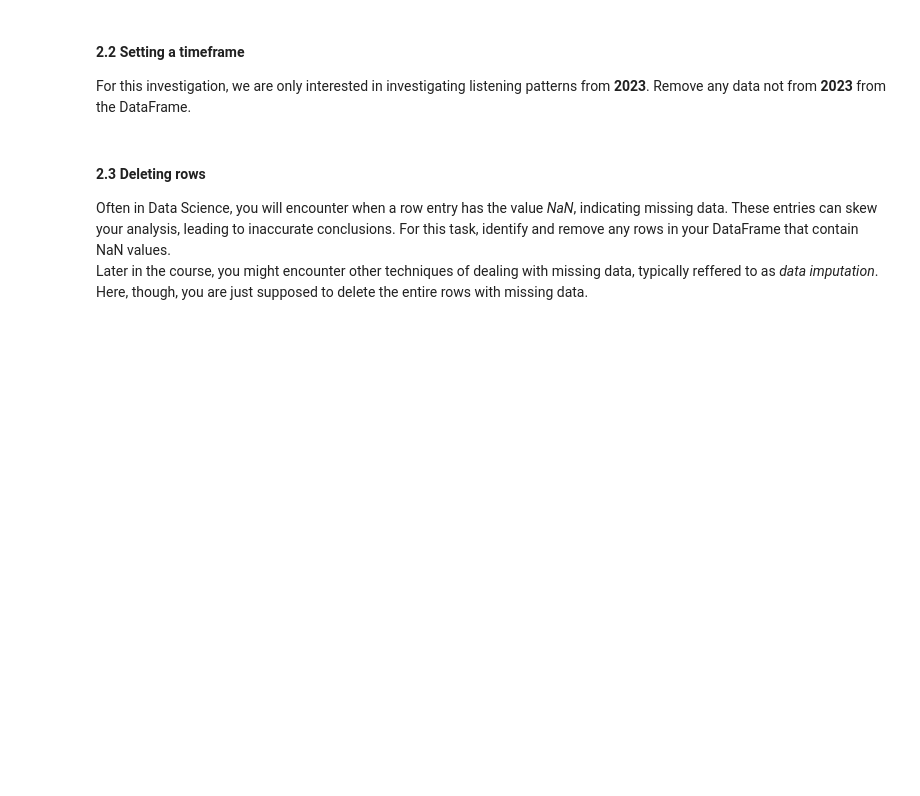
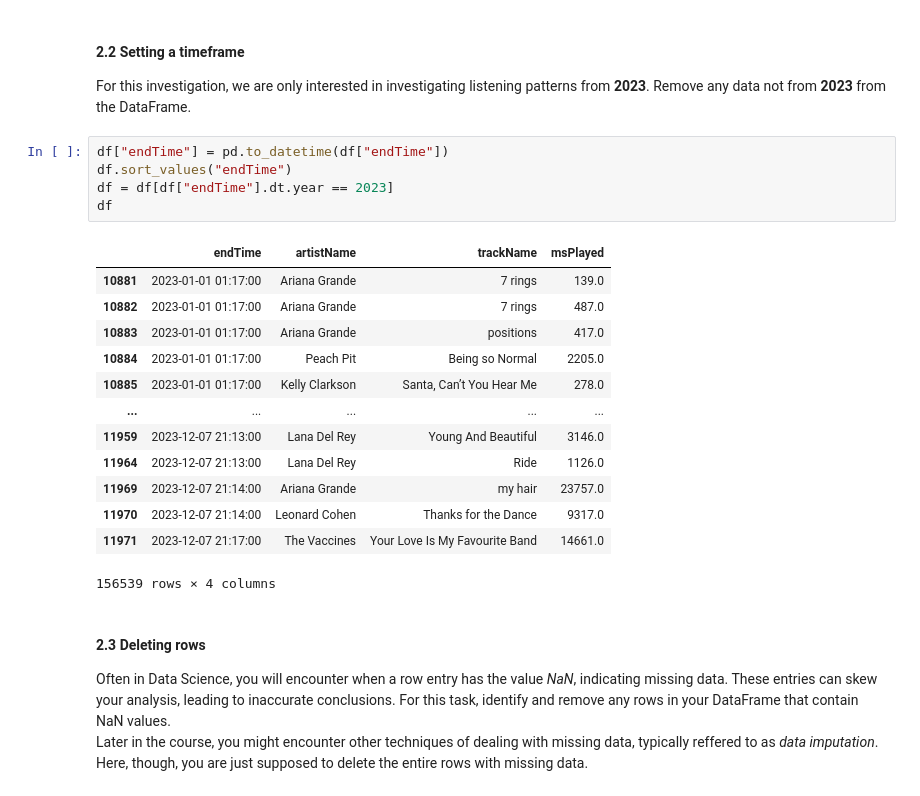
Before and after one commit to B-rage04/DAT200G4, a Jupyter notebook: CA1_assignment/assignment/CA1_spotify.ipynb, the cells around one changed output. Cells and saved outputs as stored; diff of their text form; blank space fills up the shorter version.

```diff
--- a/CA1_assignment/assignment/CA1_spotify.ipynb
+++ b/CA1_assignment/assignment/CA1_spotify.ipynb
@@ -151,6 +195,25 @@ Datasets often aren't perfect. One example of an issue that could occur is that
 # %% [markdown]
 #### 2.2 Setting a timeframe
 For this investigation, we are only interested in investigating listening patterns from **2023**. Remove any data not from **2023** from the DataFrame.
+# %%
+df["endTime"] = pd.to_datetime(df["endTime"])
+df.sort_values("endTime")
+df = df[df["endTime"].dt.year == 2023]
+df
+# %% [output]
+|  | endTime | artistName | trackName | msPlayed |
+| 10881 | 2023-01-01 01:17:00 | Ariana Grande | 7 rings | 139.0 |
+| 10882 | 2023-01-01 01:17:00 | Ariana Grande | 7 rings | 487.0 |
+| 10883 | 2023-01-01 01:17:00 | Ariana Grande | positions | 417.0 |
+| 10884 | 2023-01-01 01:17:00 | Peach Pit | Being so Normal | 2205.0 |
+| 10885 | 2023-01-01 01:17:00 | Kelly Clarkson | Santa, Can’t You Hear Me | 278.0 |
+| ... | ... | ... | ... | ... |
+| 11959 | 2023-12-07 21:13:00 | Lana Del Rey | Young And Beautiful | 3146.0 |
+| 11964 | 2023-12-07 21:13:00 | Lana Del Rey | Ride | 1126.0 |
+| 11969 | 2023-12-07 21:14:00 | Ariana Grande | my hair | 23757.0 |
+| 11970 | 2023-12-07 21:14:00 | Leonard Cohen | Thanks for the Dance | 9317.0 |
+| 11971 | 2023-12-07 21:17:00 | The Vaccines | Your Love Is My Favourite Band | 14661.0 |
+156539 rows × 4 columns
 # %% [markdown]
 #### 2.3 Deleting rows
 Often in Data Science, you will encounter when a row entry has the value *NaN*, indicating missing data. These entries can skew your analysis, leading to inaccurate conclusions. For this task, identify and remove any rows in your DataFrame that contain NaN values. \
```
Also changed, not shown: parts of 4 cells of this notebook.
